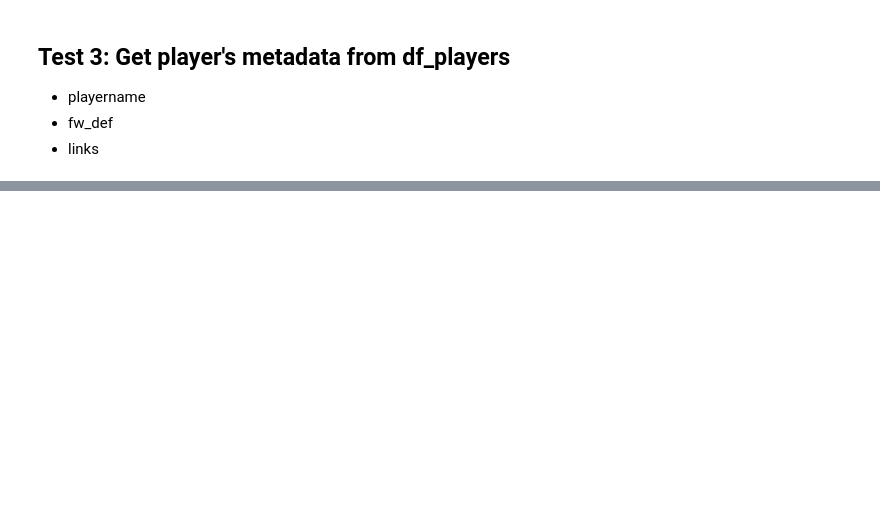
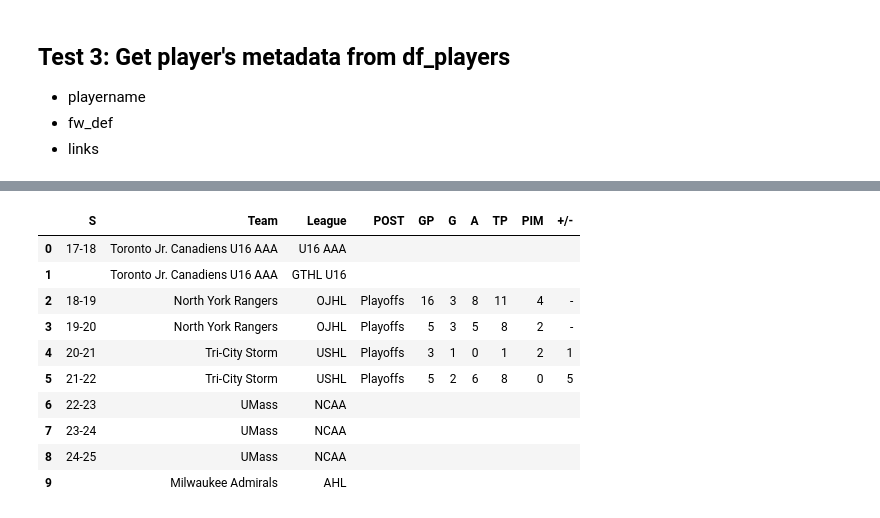
Before and after one commit to shigenogoro/NHL-Prospect-Predictor, a Jupyter notebook: eliteprospects_scraper/eliteprospects_scraper_test.ipynb, the cells around one changed output, grey strips where cells are left out. Saved outputs shown, nothing was run; the diff lists cells and outputs as text; code cells hidden in the pictures; blank space fills up the shorter version.

```diff
--- a/eliteprospects_scraper/eliteprospects_scraper_test.ipynb
+++ b/eliteprospects_scraper/eliteprospects_scraper_test.ipynb
@@ -106,0 +43,2 @@ ncaa_players_2425_metadata
+# %%
+cole_ohara_url = 'https://www.eliteprospects.com/player/201938/cole-o-hara'
@@ -106,0 +63,15 @@ ncaa_players_2425_metadata
+# %%
+cole_ohara_postseason_stats = ep.getSinglePlayerStats(cole_ohara_url, 'Postseason')
+cole_ohara_postseason_stats
+# %% [output]
+|  | S | Team | League | POST | GP | G | A | TP | PIM | +/- |
+| 0 | 17-18 | Toronto Jr. Canadiens U16 AAA | U16 AAA |  |  |  |  |  |  |  |
+| 1 |  | Toronto Jr. Canadiens U16 AAA | GTHL U16 |  |  |  |  |  |  |  |
+| 2 | 18-19 | North York Rangers | OJHL | Playoffs | 16 | 3 | 8 | 11 | 4 | - |
+| 3 | 19-20 | North York Rangers | OJHL | Playoffs | 5 | 3 | 5 | 8 | 2 | - |
+| 4 | 20-21 | Tri-City Storm | USHL | Playoffs | 3 | 1 | 0 | 1 | 2 | 1 |
+| 5 | 21-22 | Tri-City Storm | USHL | Playoffs | 5 | 2 | 6 | 8 | 0 | 5 |
+| 6 | 22-23 | UMass | NCAA |  |  |  |  |  |  |  |
+| 7 | 23-24 | UMass | NCAA |  |  |  |  |  |  |  |
+| 8 | 24-25 | UMass | NCAA |  |  |  |  |  |  |  |
+| 9 |  | Milwaukee Admirals | AHL |  |  |  |  |  |  |  |
```
Also changed, not shown: parts of 13 cells of this notebook, 1 other file.
